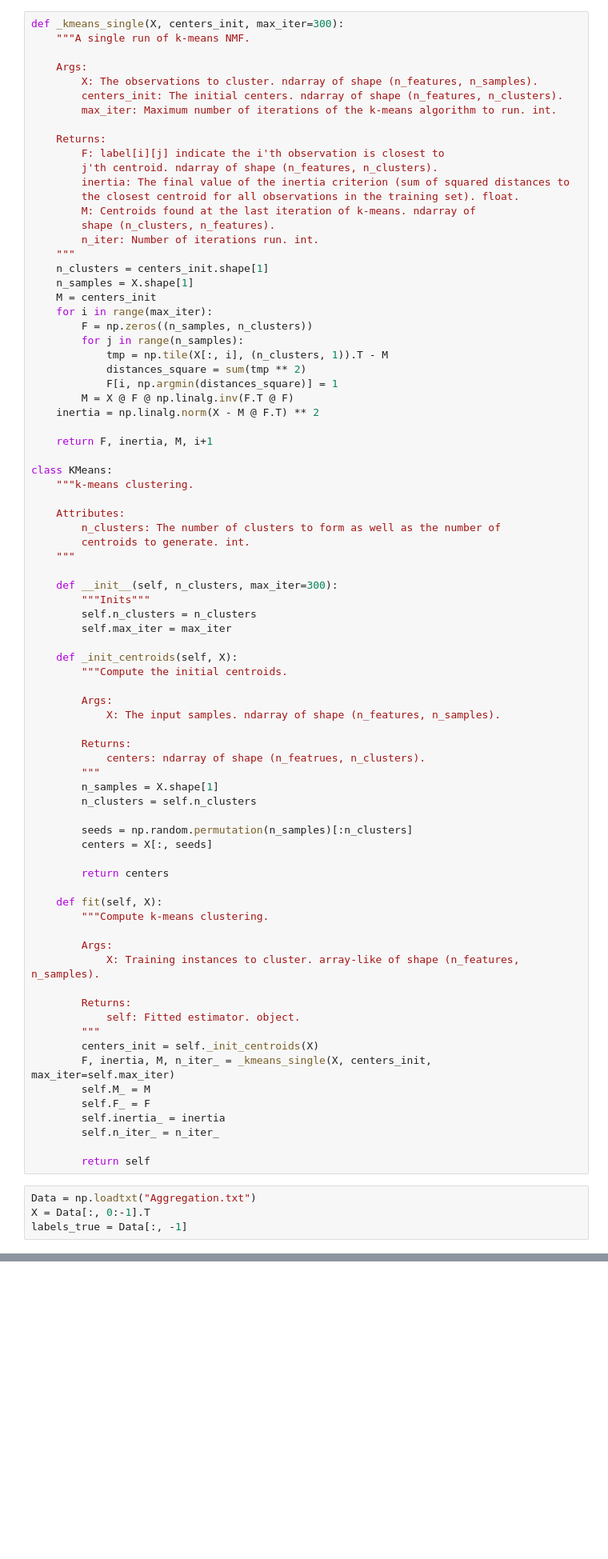
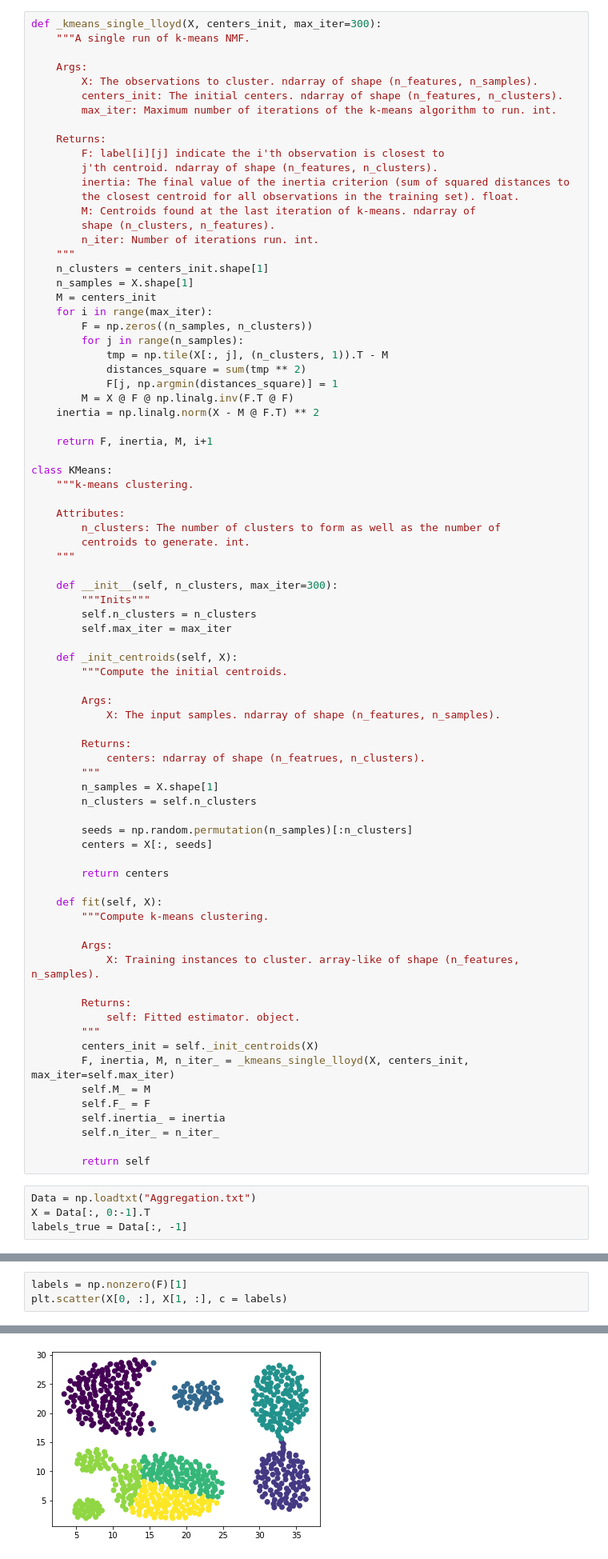
Before and after one commit to rebpan/ml, a Jupyter notebook: kmeans.ipynb, the cells around one changed output, grey strips where cells are left out. Shown: that part at 80% size. Drawn from its saved outputs; the diff is of its cells as text; blank space fills up the shorter version.

```diff
--- a/kmeans.ipynb
+++ b/kmeans.ipynb
@@ -2,7 +2,7 @@
 import numpy as np
 import matplotlib.pyplot as plt
 # %%
-def _kmeans_single(X, centers_init, max_iter=300):
+def _kmeans_single_lloyd(X, centers_init, max_iter=300):
     """A single run of k-means NMF.
 
     Args:
@@ -25,9 +25,9 @@ def _kmeans_single(X, centers_init, max_iter=300):
     for i in range(max_iter):
         F = np.zeros((n_samples, n_clusters))
         for j in range(n_samples):
-            tmp = np.tile(X[:, i], (n_clusters, 1)).T - M
+            tmp = np.tile(X[:, j], (n_clusters, 1)).T - M
             distances_square = sum(tmp ** 2)
-            F[i, np.argmin(distances_square)] = 1
+            F[j, np.argmin(distances_square)] = 1
         M = X @ F @ np.linalg.inv(F.T @ F)
     inertia = np.linalg.norm(X - M @ F.T) ** 2
 
@@ -73,7 +73,7 @@ class KMeans:
             self: Fitted estimator. object.
         """
         centers_init = self._init_centroids(X)
-        F, inertia, M, n_iter_ = _kmeans_single(X, centers_init, max_iter=self.max_iter)
+        F, inertia, M, n_iter_ = _kmeans_single_lloyd(X, centers_init, max_iter=self.max_iter)
         self.M_ = M
         self.F_ = F
         self.inertia_ = inertia
@@ -90,0 +99,4 @@ LinAlgError: Singular matrix
+# %%
+labels = np.nonzero(F)[1]
+plt.scatter(X[0, :], X[1, :], c = labels)
+# %% [output]
@@ -90,0 +104 @@ LinAlgError: Singular matrix
+[figure, added]
```
Also changed, not shown: parts of 3 cells of this notebook.
